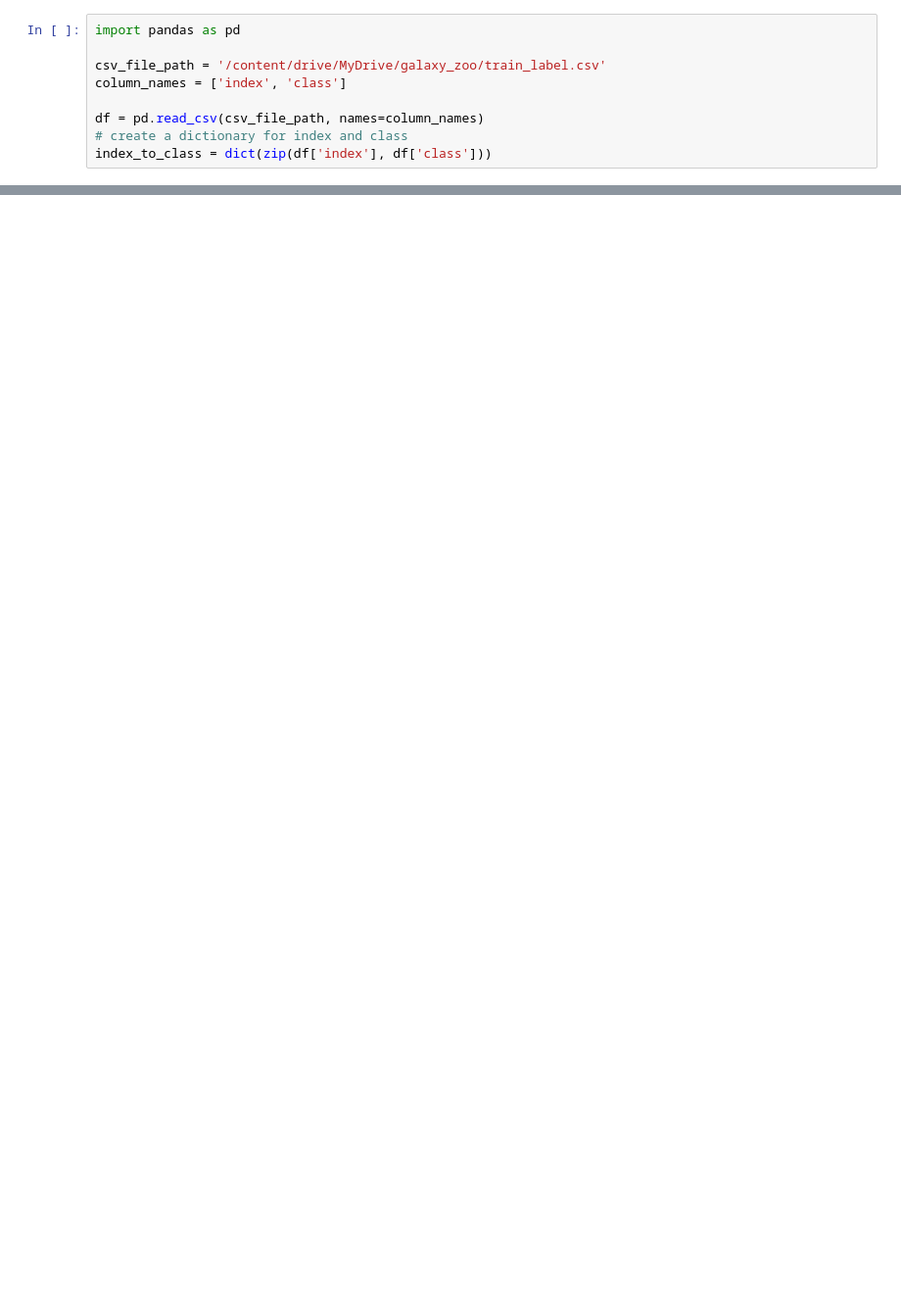
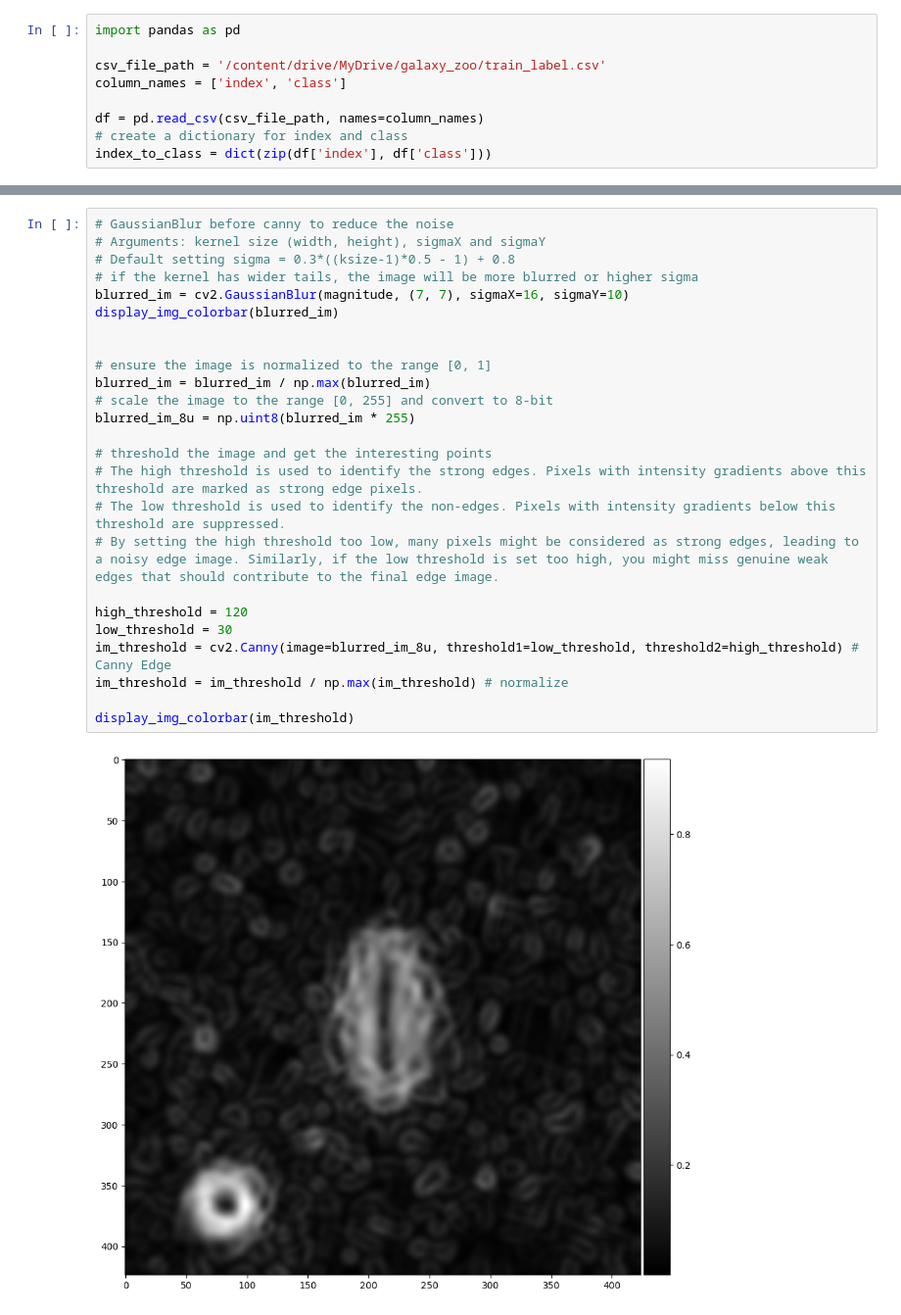
Before and after one commit to immanuelazn/w281_final_galaxy_zoo, a Jupyter notebook: image_preprocess.ipynb, the cells around one changed output, grey strips where cells are left out. Shown at 98% size. Cells and saved outputs as stored; diff of their text form; blank space fills up the shorter version.

```diff
--- a/image_preprocess.ipynb
+++ b/image_preprocess.ipynb
@@ -56,0 +113,27 @@ Class0
+# %%
+# GaussianBlur before canny to reduce the noise
+# Arguments: kernel size (width, height), sigmaX and sigmaY
+# Default setting sigma = 0.3*((ksize-1)*0.5 - 1) + 0.8
+# if the kernel has wider tails, the image will be more blurred or higher sigma
+blurred_im = cv2.GaussianBlur(magnitude, (7, 7), sigmaX=16, sigmaY=10)
+display_img_colorbar(blurred_im)
+
+
+# ensure the image is normalized to the range [0, 1]
+blurred_im = blurred_im / np.max(blurred_im)
+# scale the image to the range [0, 255] and convert to 8-bit
+blurred_im_8u = np.uint8(blurred_im * 255)
+
+# threshold the image and get the interesting points
+# The high threshold is used to identify the strong edges. Pixels with intensity gradients above this threshold are marked as strong edge pixels.
+# The low threshold is used to identify the non-edges. Pixels with intensity gradients below this threshold are suppressed.
+# By setting the high threshold too low, many pixels might be considered as strong edges, leading to a noisy edge image. Similarly, if the low threshold is set too high, you might miss genuine weak edges that should contribute to the final edge image.
+
+high_threshold = 120
+low_threshold = 30
+im_threshold = cv2.Canny(image=blurred_im_8u, threshold1=low_threshold, threshold2=high_threshold) # Canny Edge
+im_threshold = im_threshold / np.max(im_threshold) # normalize
+
+display_img_colorbar(im_threshold)
+# %% [output]
+[figure, added]
```
Also changed, not shown: parts of 14 cells of this notebook.
